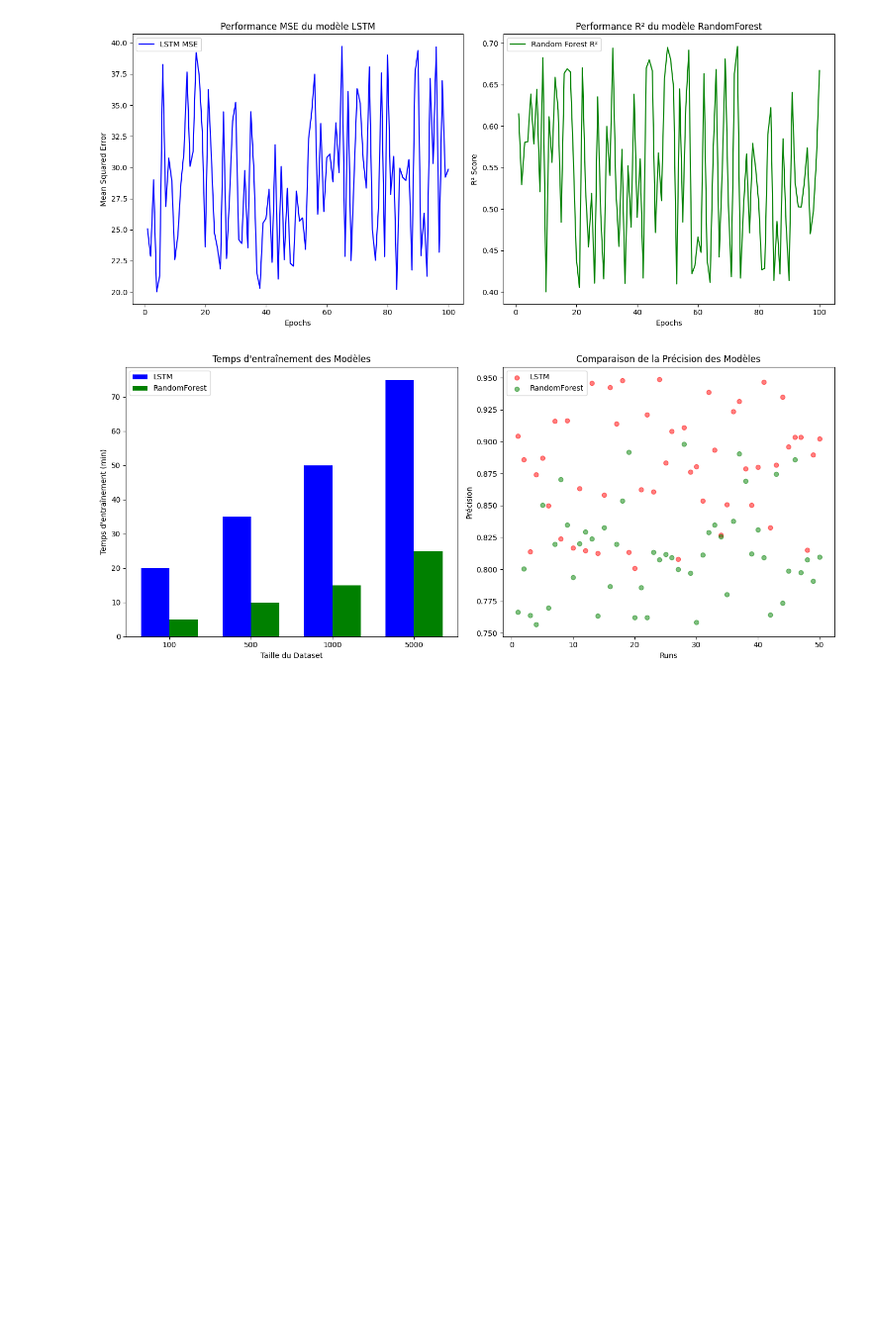
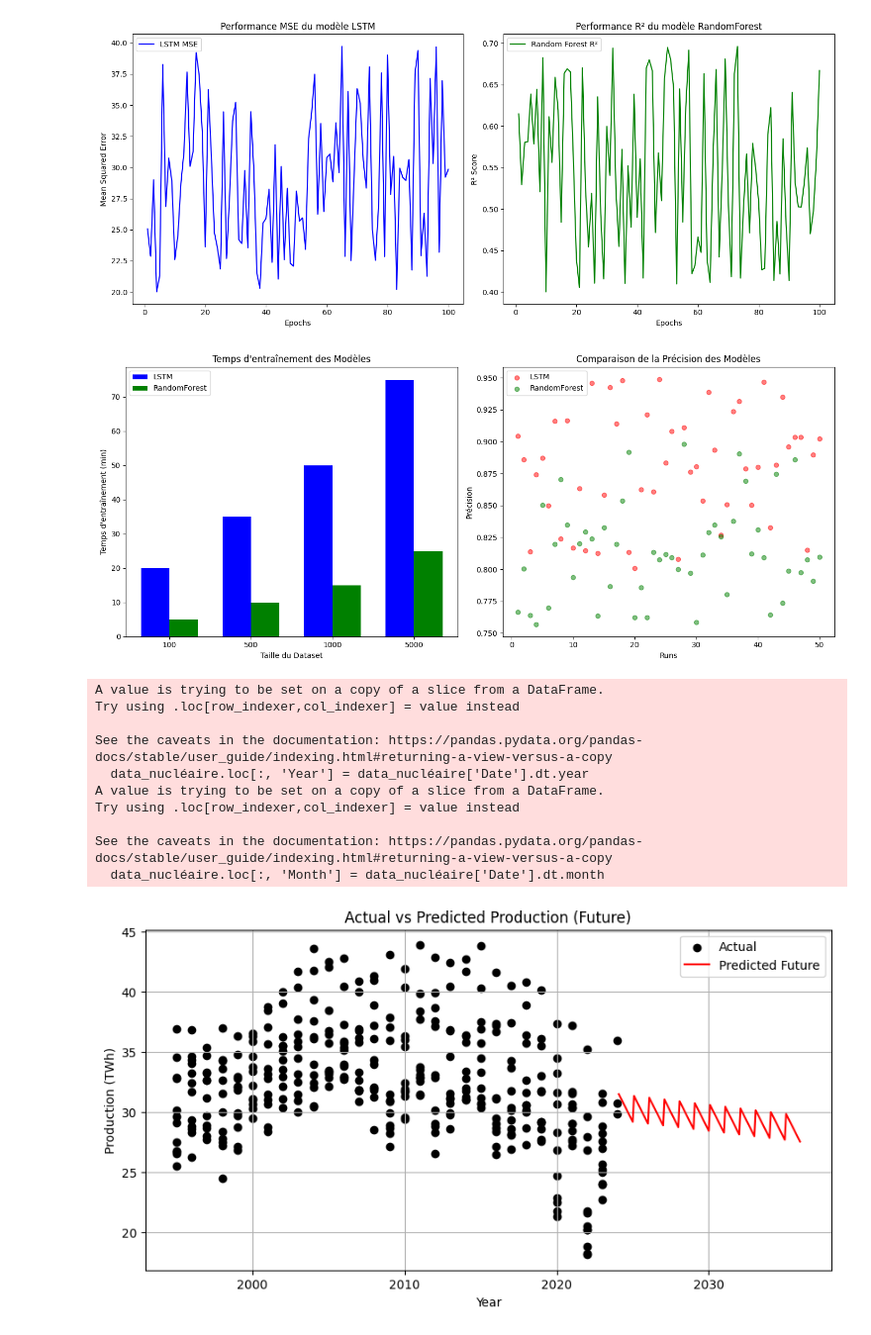
Before and after one commit to aless124/SmartEner, a Jupyter notebook: Modele/modele.ipynb, the cells around one changed output. Shown at 99% size. Saved outputs shown, nothing was run; the diff lists cells and outputs as text; code cells hidden in the pictures; blank space fills up the shorter version.

```diff
--- a/Modele/modele.ipynb
+++ b/Modele/modele.ipynb
@@ -739,3 +733,70 @@ plt.tight_layout()
 plt.show()
 # %% [output]
 [figure]
+# %%
+import pandas as pd
+from sklearn.model_selection import train_test_split
+from sklearn.linear_model import LinearRegression
+import numpy as np
+import matplotlib.pyplot as plt
+
+# Chargement et prétraitement des données
+data = dataframes['evolution_production']
+
+# S'assurer que les valeurs de la colonne 'Valeur (TWh)' sont des chaînes
+data['Valeur (TWh)'] = data['Valeur (TWh)'].astype(str)
+
+# Remplacer les virgules par des points et convertir en float
+data['Valeur (TWh)'] = data['Valeur (TWh)'].str.replace(',', '.').astype(float)
+
+# Convertir la colonne 'Date' en datetime
+data['Date'] = pd.to_datetime(data['Date'], format='%Y-%m')
+
+# Filtrage pour la filière nucléaire
+data_nucléaire = data[data['Filière'] == 'Nucléaire']
+
+# Extraction des caractéristiques temporelles avec .loc[] pour éviter les avertissements
+data_nucléaire.loc[:, 'Year'] = data_nucléaire['Date'].dt.year
+data_nucléaire.loc[:, 'Month'] = data_nucléaire['Date'].dt.month
+
+# Définition des variables explicatives et de la variable cible
+X = data_nucléaire[['Year', 'Month']]
+y = data_nucléaire['Valeur (TWh)']
+
+# Séparation des données en ensembles d'entraînement et de test
+X_train, X_test, y_train, y_test = train_test_split(X, y, test_size=0.2, random_state=0)
+
+# Création et entraînement du modèle de régression linéaire
+model = LinearRegression()
+model.fit(X_train, y_train)
+
+# Création des données futures jusqu'en 2035
+future_years = np.arange(2024, 2036)
+future_months = np.arange(1, 13)
+future_dates = pd.DataFrame([(year, month) for year in future_years for month in future_months], columns=['Year', 'Month'])
+
+# Prédiction des valeurs futures
+future_predictions = model.predict(future_dates)
+
+# Visualisation des résultats
+plt.figure(figsize=(10, 5))
+plt.scatter(X['Year'], y, color='black', label='Actual')
+plt.plot(future_dates['Year'] + future_dates['Month'] / 12, future_predictions, color='red', label='Predicted Future')
+plt.title('Actual vs Predicted Production (Future)')
+plt.xlabel('Year')
+plt.ylabel('Production (TWh)')
+plt.legend()
+plt.grid(True)
+plt.show()
+# %% [output]
+A value is trying to be set on a copy of a slice from a DataFrame.
+Try using .loc[row_indexer,col_indexer] = value instead
+
+See the caveats in the documentation: https://pandas.pydata.org/pandas-docs/stable/user_guide/indexing.html#returning-a-view-versus-a-copy
+  data_nucléaire.loc[:, 'Year'] = data_nucléaire['Date'].dt.year
+A value is trying to be set on a copy of a slice from a DataFrame.
+Try using .loc[row_indexer,col_indexer] = value instead
+
+See the caveats in the documentation: https://pandas.pydata.org/pandas-docs/stable/user_guide/indexing.html#returning-a-view-versus-a-copy
+  data_nucléaire.loc[:, 'Month'] = data_nucléaire['Date'].dt.month
+[figure, added]
```
Also changed, not shown: parts of 3 cells of this notebook.
